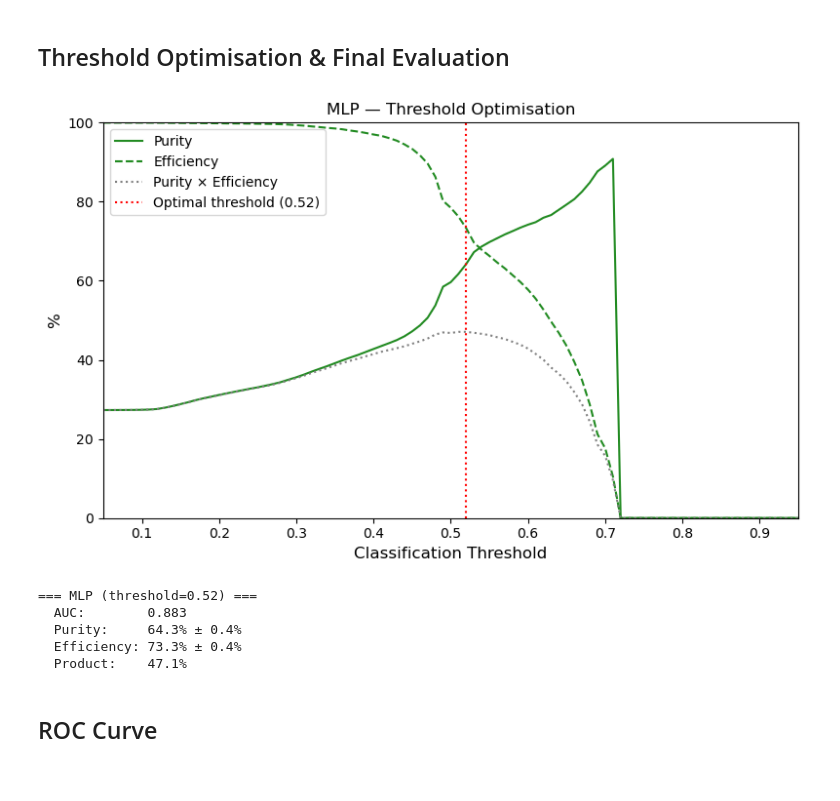
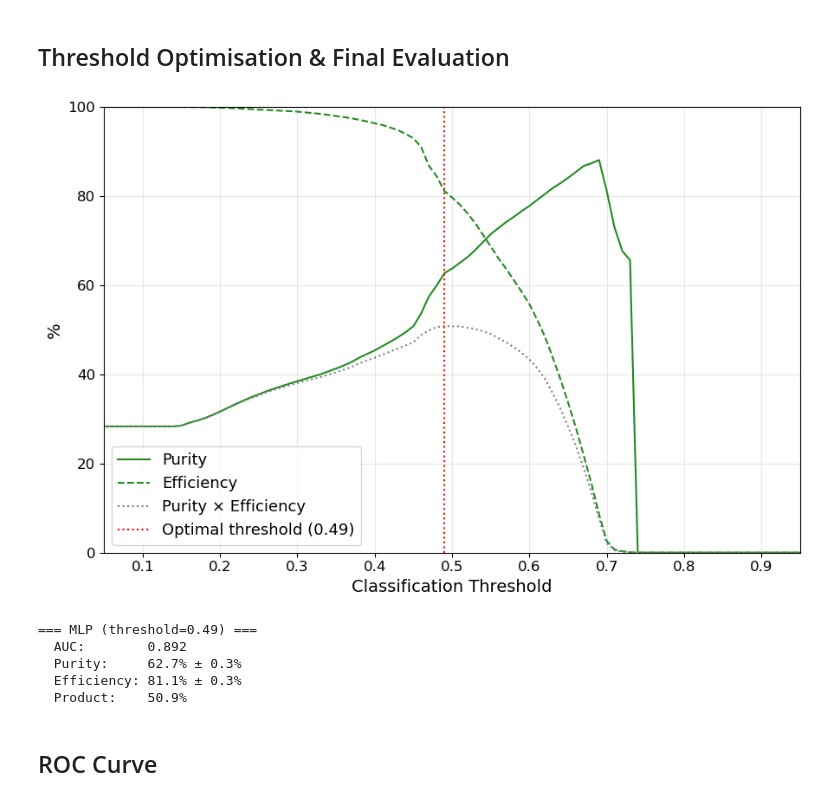
Before and after one commit to Will-Fahie/PDSP-pion-classification, a Jupyter notebook: notebooks/mlp-classifier.ipynb, the cells around one changed output. Saved outputs shown, nothing was run; the diff lists cells and outputs as text; code cells hidden in the pictures.

```diff
--- a/notebooks/mlp-classifier.ipynb
+++ b/notebooks/mlp-classifier.ipynb
@@ -50,7 +50,7 @@ Using device: mps
 # %% [markdown]
 ## Data Loading
 # %%
-data_size = "50000"  # "50000" or "all"
+data_size = "all"  # "50000" or "all"
 all_summary_stats = True
 
 with open(f"prepared-data/train_{data_size}.pkl", "rb") as f:
@@ -62,14 +62,14 @@ y_train = train["labels"].astype(int)
 y_test  = test["labels"].astype(int)
 
 if all_summary_stats:
-    summ_train_n = train["summary"]          # (N, 4): chi2, length, score, dEdX_median
-    summ_test_n  = test["summary"]
+    summ_train_norm = train["summary"]          # (N, 4): chi2, length, score, dEdX_median
+    summ_test_norm  = test["summary"]
 else:
-    summ_train_n = train["summary"][:, [1, 3]]   # track_length, dEdX_median
-    summ_test_n  = test["summary"][:, [1, 3]]
+    summ_train_norm = train["summary"][:, [1, 3]]   # track_length, dEdX_median
+    summ_test_norm  = test["summary"][:, [1, 3]]
 
-num_features = summ_train_n.shape[1]
+num_features = summ_train_norm.shape[1]
 print(f"Train: {y_train.sum():,} pions / {len(y_train):,} ({100*y_train.mean():.1f}%)")
 print(f"Test:  {y_test.sum():,} pions / {len(y_test):,} ({100*y_test.mean():.1f}%)")
-print(f"summary: {summ_train_n.shape}")
+print(f"summary: {summ_train_norm.shape}")
 # %% [output]
@@ -91,8 +91,8 @@ class SummaryDataset(Dataset):
         return self.summary[idx], self.labels[idx]
 
 
-train_dataset = SummaryDataset(summ_train_n, y_train)
-test_dataset  = SummaryDataset(summ_test_n,  y_test)
+train_dataset = SummaryDataset(summ_train_norm, y_train)
+test_dataset  = SummaryDataset(summ_test_norm,  y_test)
 
 class_counts   = np.bincount(y_train)
 sample_weights = (1.0 / class_counts)[y_train]
@@ -171,12 +167,12 @@ def train_one_epoch():
     return total_loss / n
 
 
-def evaluate(threshold=0.5):
+def evaluate(loader, threshold=0.5):
     model.eval()
     total_loss, n = 0, 0
     all_probs, all_labels = [], []
     with torch.no_grad():
-        for summ, y in test_loader:
+        for summ, y in loader:
             summ, y = summ.to(device), y.to(device)
             logits = model(summ)
             total_loss += criterion(logits, y).item() * len(y)
@@ -190,20 +186,26 @@ def evaluate(threshold=0.5):
     eff   = efficiency(preds, all_labels, [1], [1])
     return total_loss / n, pur, eff, all_probs, all_labels
 
+history = {'train_loss': [], 'val_loss': [],
+            'train_purity': [], 'train_efficiency': [],
+            'val_purity': [],   'val_efficiency': []}
 
 for epoch in range(N_EPOCHS):
     train_loss = train_one_epoch()
-    val_loss, pur, eff, _, _ = evaluate()
+    val_loss,   val_pur,   val_eff,   _, _ = evaluate(test_loader)
+    train_loss_eval, train_pur, train_eff, _, _ = evaluate(train_loader)
     scheduler.step(val_loss)
 
     history['train_loss'].append(train_loss)
     history['val_loss'].append(val_loss)
-    history['purity'].append(pur)
-    history['efficiency'].append(eff)
+    history['train_purity'].append(train_pur)
+    history['train_efficiency'].append(train_eff)
+    history['val_purity'].append(val_pur)
+    history['val_efficiency'].append(val_eff)
 
     if (epoch + 1) % 10 == 0 or epoch == 0:
-        print(f"Epoch {epoch+1:3d} | Train: {train_loss:.4f} | Val: {val_loss:.4f} | "
-              f"Purity: {100*pur:.1f}% | Efficiency: {100*eff:.1f}%")
+        print(f"Epoch {epoch+1:3d} | Train Loss: {train_loss:.4f} | Val Loss: {val_loss:.4f} | "
+            f"Val Purity: {100*val_pur:.1f}% | Val Efficiency: {100*val_eff:.1f}%")
 
     if val_loss < best_val_loss:
         best_val_loss    = val_loss
@@ -237,15 +344,15 @@ plot_training_curves(history, 'MLP')
 # %%
-_, _, _, test_probs, test_labels = evaluate()
+_, _, _, test_probs, test_labels = evaluate(test_loader)
 
 best_threshold = optimise_threshold(test_probs, test_labels, label='MLP', color='forestgreen')
 final_preds = (test_probs >= best_threshold).astype(int)
 # %% [output]
-[figure, old version]
+[figure, new version]
-=== MLP (threshold=0.52) ===
-  AUC:        0.883
-  Purity:     64.3% ± 0.4%
-  Efficiency: 73.3% ± 0.4%
-  Product:    47.1%
+=== MLP (threshold=0.49) ===
+  AUC:        0.892
+  Purity:     62.7% ± 0.3%
+  Efficiency: 81.1% ± 0.3%
+  Product:    50.9%
 # %% [markdown]
 ## ROC Curve
 # %%
```
Also changed, not shown: parts of 13 cells of this notebook, 30 other files.
